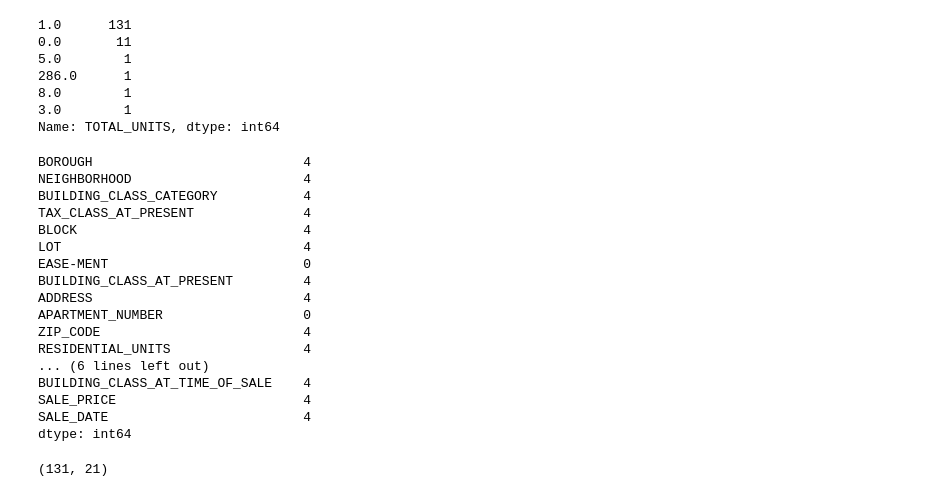
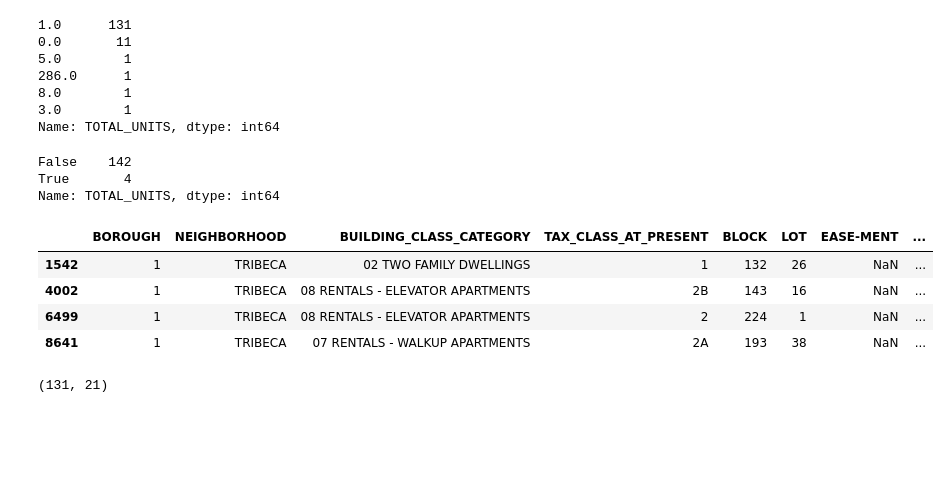
Before and after one commit to yestrella14/DS-Unit-2-Applied-Modeling, a Jupyter notebook: YE_LS_DS_232_assignment.ipynb, the cells around one changed output. Drawn from its saved outputs; the diff is of its cells as text; code cells hidden in the pictures; blank space fills up the shorter version.

```diff
--- a/YE_LS_DS_232_assignment.ipynb
+++ b/YE_LS_DS_232_assignment.ipynb
@@ -136,26 +164,19 @@ tribeca['TOTAL_UNITS'].value_counts(dropna=False)
 Name: TOTAL_UNITS, dtype: int64
 # %%
 multiUnit= tribeca['TOTAL_UNITS']>1.0
+multiUnit.value_counts()
+# %% [output]
+False    142
+True       4
+Name: TOTAL_UNITS, dtype: int64
 # %%
-tribeca[multiUnit].count()
+tribeca[multiUnit]
 # %% [output]
-BOROUGH                           4
-NEIGHBORHOOD                      4
-BUILDING_CLASS_CATEGORY           4
-TAX_CLASS_AT_PRESENT              4
-BLOCK                             4
-LOT                               4
-EASE-MENT                         0
-BUILDING_CLASS_AT_PRESENT         4
-ADDRESS                           4
-APARTMENT_NUMBER                  0
-ZIP_CODE                          4
-RESIDENTIAL_UNITS                 4
-... (6 lines left out)
-BUILDING_CLASS_AT_TIME_OF_SALE    4
-SALE_PRICE                        4
-SALE_DATE                         4
-dtype: int64
+|  | BOROUGH | NEIGHBORHOOD | BUILDING_CLASS_CATEGORY | TAX_CLASS_AT_PRESENT | BLOCK | LOT | EASE-MENT | ... |
+| 1542 | 1 | TRIBECA | 02 TWO FAMILY DWELLINGS | 1 | 132 | 26 | NaN | ... |
+| 4002 | 1 | TRIBECA | 08 RENTALS - ELEVATOR APARTMENTS | 2B | 143 | 16 | NaN | ... |
+| 6499 | 1 | TRIBECA | 08 RENTALS - ELEVATOR APARTMENTS | 2 | 224 | 1 | NaN | ... |
+| 8641 | 1 | TRIBECA | 07 RENTALS - WALKUP APARTMENTS | 2A | 193 | 38 | NaN | ... |
 # %%
 # Keep only the single units
 singleUnit= tribeca['TOTAL_UNITS']==1.0
```
Also changed, not shown: parts of 13 cells of this notebook.
